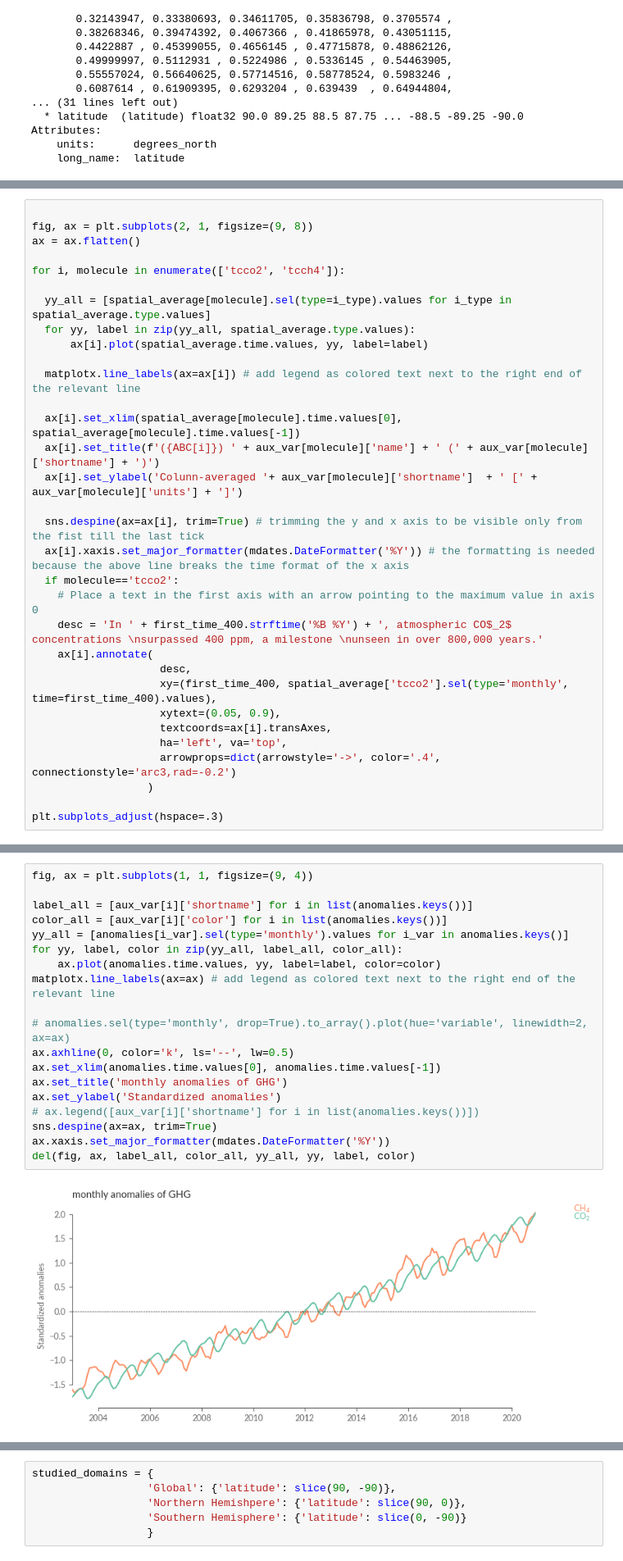
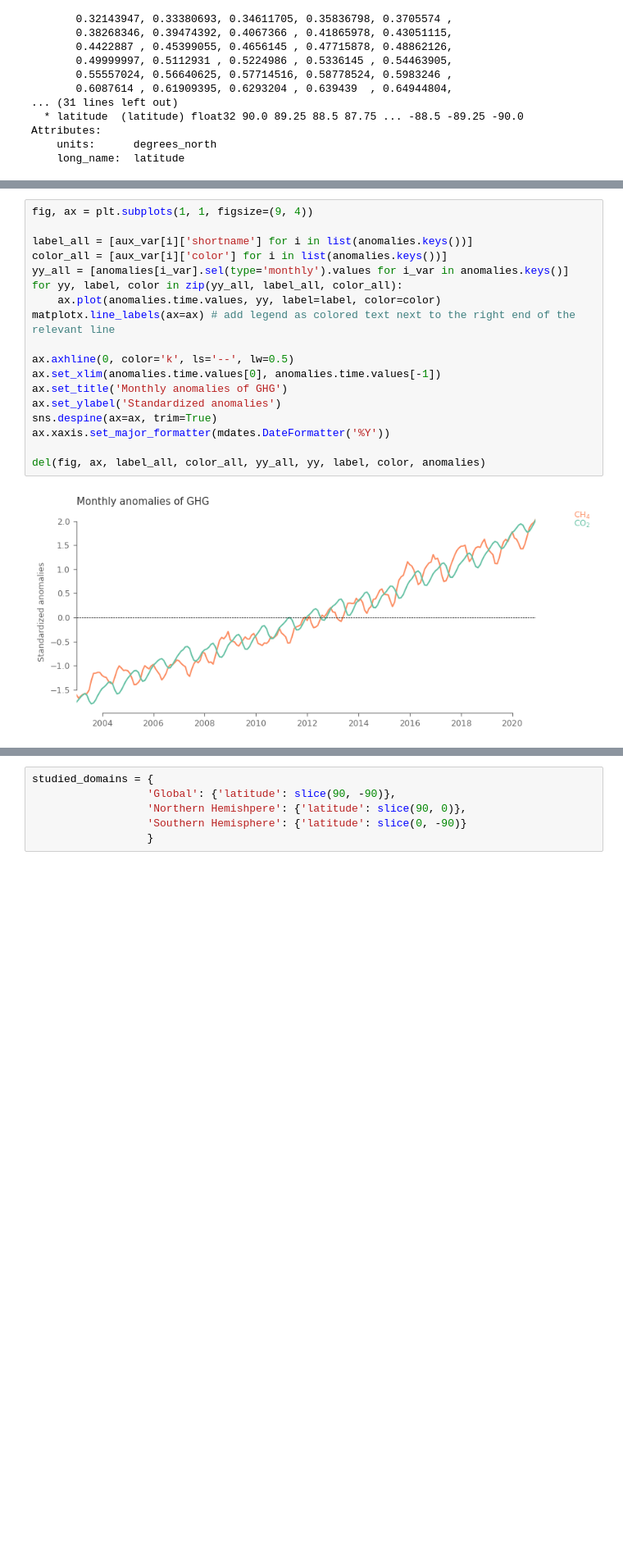
Before and after one commit to ECMWFCode4Earth/sketchbook-earth, a Jupyter notebook: tutorials/01_greenhouse_gases.ipynb, the cells around one changed output, grey strips where cells are left out. Shown at 82% size. Drawn from its saved outputs; the diff is of its cells as text; blank space fills up the shorter version.

```diff
--- a/tutorials/01_greenhouse_gases.ipynb
+++ b/tutorials/01_greenhouse_gases.ipynb
@@ -181,32 +239,0 @@ subtitles = ['CO$_2$ (ppm/year)', 'CH$_4$ (ppb/year)']
-# %%
-
-fig, ax = plt.subplots(2, 1, figsize=(9, 8))
-ax = ax.flatten()
-
-for i, molecule in enumerate(['tcco2', 'tcch4']):
-
-  yy_all = [spatial_average[molecule].sel(type=i_type).values for i_type in spatial_average.type.values]
-  for yy, label in zip(yy_all, spatial_average.type.values):
-      ax[i].plot(spatial_average.time.values, yy, label=label)
-
-  matplotx.line_labels(ax=ax[i]) # add legend as colored text next to the right end of the relevant line
-
-  ax[i].set_xlim(spatial_average[molecule].time.values[0], spatial_average[molecule].time.values[-1])
-  ax[i].set_title(f'({ABC[i]}) ' + aux_var[molecule]['name'] + ' (' + aux_var[molecule]['shortname'] + ')')
-  ax[i].set_ylabel('Colunn-averaged '+ aux_var[molecule]['shortname']  + ' [' + aux_var[molecule]['units'] + ']')
-
-  sns.despine(ax=ax[i], trim=True) # trimming the y and x axis to be visible only from the fist till the last tick
-  ax[i].xaxis.set_major_formatter(mdates.DateFormatter('%Y')) # the formatting is needed because the above line breaks the time format of the x axis
-  if molecule=='tcco2':
-    # Place a text in the first axis with an arrow pointing to the maximum value in axis 0
-    desc = 'In ' + first_time_400.strftime('%B %Y') + ', atmospheric CO$_2$ concentrations \nsurpassed 400 ppm, a milestone \nunseen in over 800,000 years.'
-    ax[i].annotate(
-                    desc,
-                    xy=(first_time_400, spatial_average['tcco2'].sel(type='monthly', time=first_time_400).values),
-                    xytext=(0.05, 0.9),
-                    textcoords=ax[i].transAxes,
-                    ha='left', va='top',
-                    arrowprops=dict(arrowstyle='->', color='.4', connectionstyle='arc3,rad=-0.2')
-                  )
-
-plt.subplots_adjust(hspace=.3)
@@ -274,21 +277,20 @@ Notice the difference in the values between January mean state and December mean
 # %%
 fig, ax = plt.subplots(1, 1, figsize=(9, 4))
 
 label_all = [aux_var[i]['shortname'] for i in list(anomalies.keys())]
 color_all = [aux_var[i]['color'] for i in list(anomalies.keys())]
 yy_all = [anomalies[i_var].sel(type='monthly').values for i_var in anomalies.keys()]
 for yy, label, color in zip(yy_all, label_all, color_all):
     ax.plot(anomalies.time.values, yy, label=label, color=color)
 matplotx.line_labels(ax=ax) # add legend as colored text next to the right end of the relevant line
 
-# anomalies.sel(type='monthly', drop=True).to_array().plot(hue='variable', linewidth=2, ax=ax)
 ax.axhline(0, color='k', ls='--', lw=0.5)
 ax.set_xlim(anomalies.time.values[0], anomalies.time.values[-1])
-ax.set_title('monthly anomalies of GHG')
+ax.set_title('Monthly anomalies of GHG')
 ax.set_ylabel('Standardized anomalies')
-# ax.legend([aux_var[i]['shortname'] for i in list(anomalies.keys())])
 sns.despine(ax=ax, trim=True)
 ax.xaxis.set_major_formatter(mdates.DateFormatter('%Y'))
-del(fig, ax, label_all, color_all, yy_all, yy, label, color)
+
+del(fig, ax, label_all, color_all, yy_all, yy, label, color, anomalies)
 # %% [output]
-[figure, old version]
+[figure, new version]
```
Also changed, not shown: parts of 44 cells of this notebook, 1 other file.
